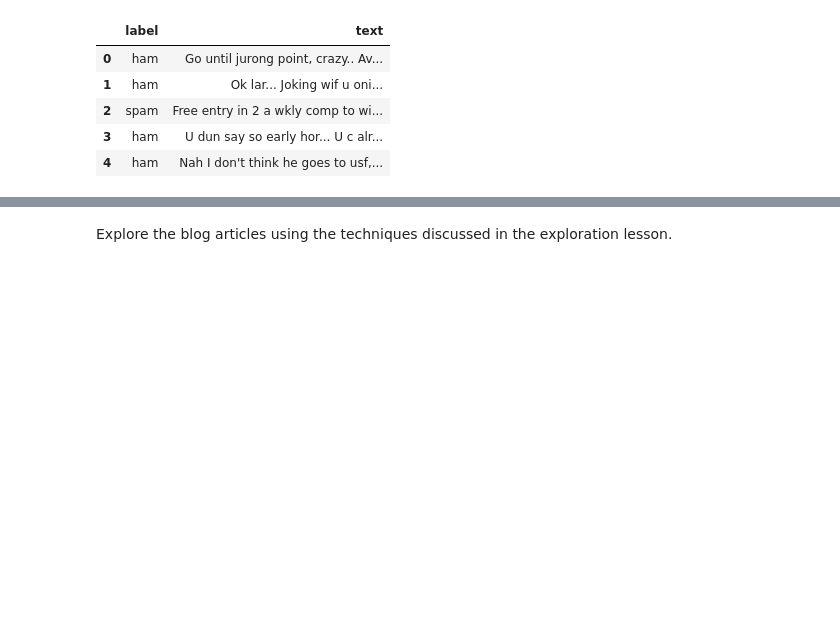
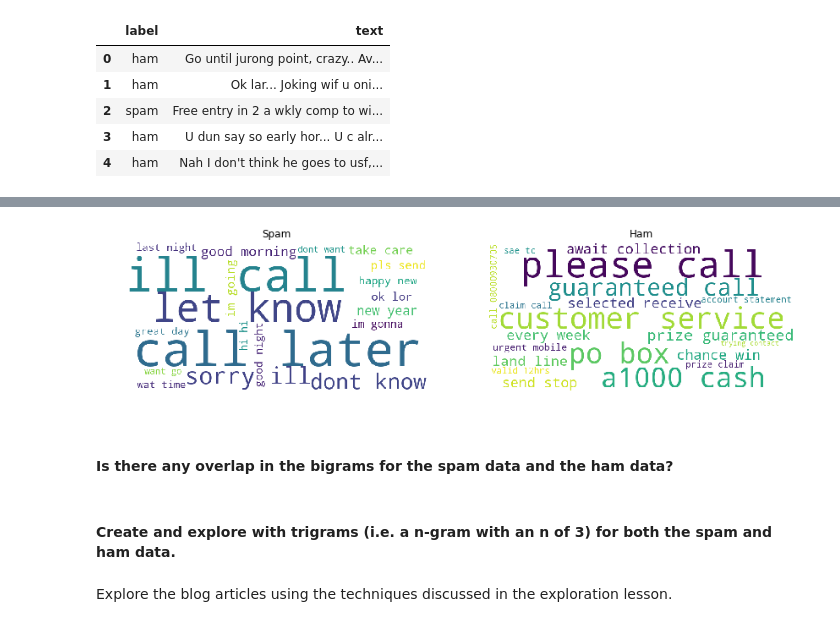
Before and after one commit to misty-garcia/ds-methodologies-exercises, a Jupyter notebook: nlp/explore.ipynb, the cells around one changed output, grey strips where cells are left out. Drawn from its saved outputs; the diff is of its cells as text; code cells hidden in the pictures; blank space fills up the shorter version.

Commit message:
baby explore

```diff
--- a/nlp/explore.ipynb
+++ b/nlp/explore.ipynb
@@ -52,3 +119,27 @@ TypeError: normalize() argument 2 must be str, not Series
+# %%
+data = {k[0] + ' ' + k[1]: v for k, v in ham_bigram.to_dict().items()}
+ham_cloud = WordCloud(background_color='white', width=800, height=400).generate_from_frequencies(data)
+
+data = {k[0] + ' ' + k[1]: v for k, v in spam_bigram.to_dict().items()}
+spam_cloud = WordCloud(background_color='white', width=800, height=400).generate_from_frequencies(data)
+
+
+plt.figure(figsize=(10, 8))
+axs = [plt.axes([0, 0, .5, 1]), plt.axes([.6, 0, .5, 1])]
+
+axs[0].imshow(ham_cloud)
+axs[1].imshow(spam_cloud)
+
+axs[0].set_title('Spam')
+axs[1].set_title('Ham')
+
+for ax in axs: ax.axis('off')
+# %% [output]
+[figure, added]
+# %% [markdown]
+#### Is there any overlap in the bigrams for the spam data and the ham data?
+# %% [markdown]
+#### Create and explore with trigrams (i.e. a n-gram with an n of 3) for both the spam and ham data.
 # %% [markdown]
 Explore the blog articles using the techniques discussed in the exploration lesson.
 # %% [markdown]
```
Also changed, not shown: parts of 12 cells of this notebook.
